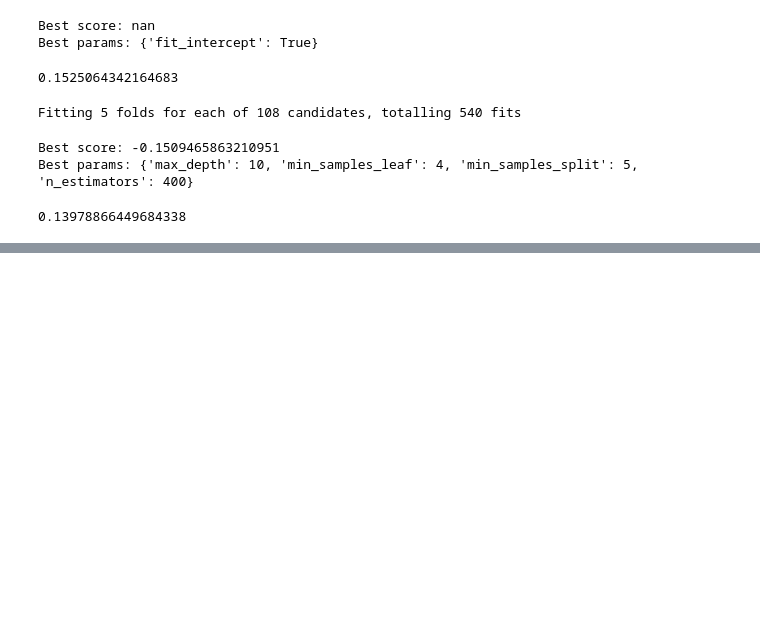
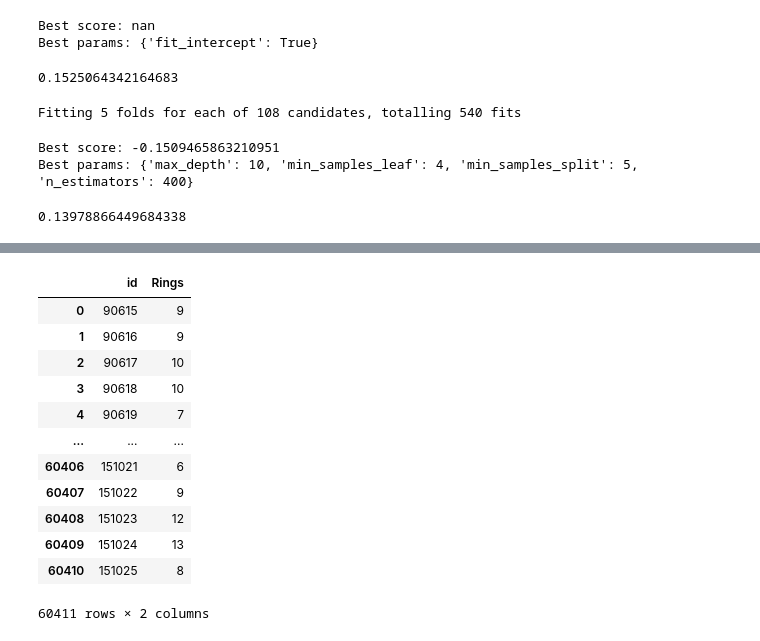
Before and after one commit to IvanTrujilloTrujillo/abalone_regression, a Jupyter notebook: model_training.ipynb, the cells around one changed output, grey strips where cells are left out. Cells and saved outputs as stored; diff of their text form; code cells hidden in the pictures; blank space fills up the shorter version.

```diff
--- a/model_training.ipynb
+++ b/model_training.ipynb
@@ -82,0 +258,18 @@ custom_root_mean_squared_log_error(y_val, model.predict(X_val))
+# %%
+result = pd.concat([test_pd['id'], pd.DataFrame(y_pred, columns=["Rings"])], axis=1)
+# %%
+result
+# %% [output]
+|  | id | Rings |
+| 0 | 90615 | 9 |
+| 1 | 90616 | 9 |
+| 2 | 90617 | 10 |
+| 3 | 90618 | 10 |
+| 4 | 90619 | 7 |
+| ... | ... | ... |
+| 60406 | 151021 | 6 |
+| 60407 | 151022 | 9 |
+| 60408 | 151023 | 12 |
+| 60409 | 151024 | 13 |
+| 60410 | 151025 | 8 |
+60411 rows × 2 columns
```
Also changed, not shown: parts of 30 cells of this notebook, 9 other files.
